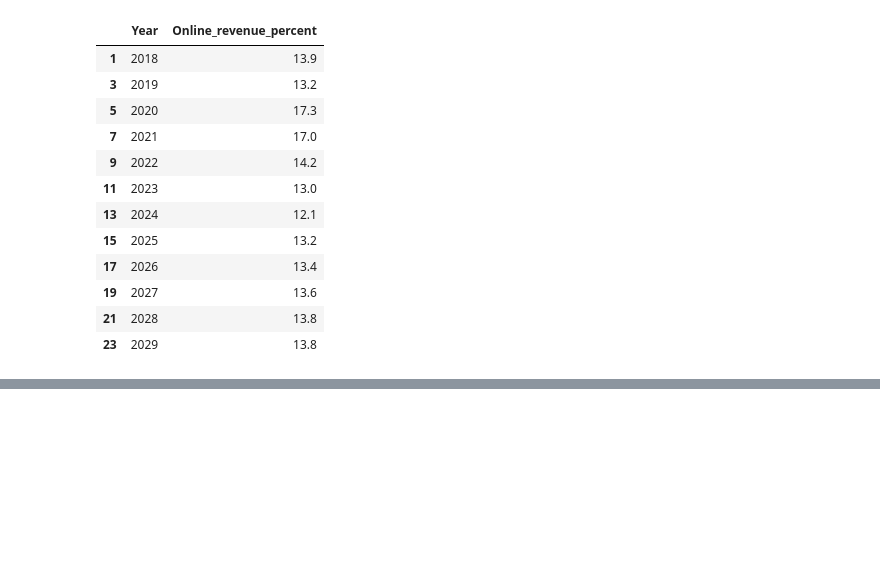
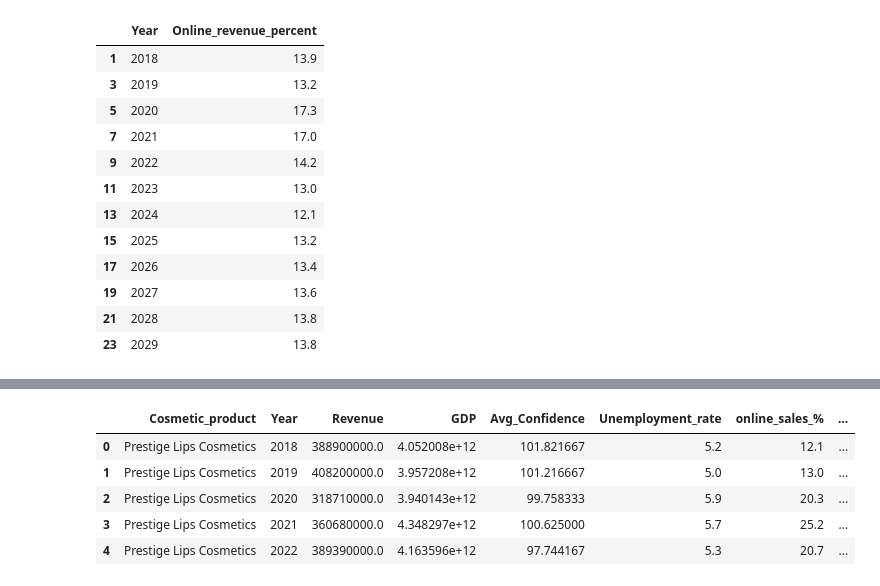
Before and after one commit to kaitlinjohnson1/Luxury_goods_project, a Jupyter notebook: code/visualisations_code.ipynb, the cells around one changed output, grey strips where cells are left out. Drawn from its saved outputs; the diff is of its cells as text; code cells hidden in the pictures; blank space fills up the shorter version.

Commit message:
Country 3: Germany dataframe created and cleaned for advanced model

```diff
--- a/code/visualisations_code.ipynb
+++ b/code/visualisations_code.ipynb
@@ -708,0 +797,17 @@ china_df.head()
+# %%
+# UNEMPLOYMENT GERMANY
+
+# Load the unemployment rate data for Germany
+germany_unemployment = pd.read_csv("/Users/kaitlinjohnson/Desktop/luxury_goods_project/data/raw_data/country_data/Germany/germany_unemployment.csv")
+
+# Rename the columns, drop na values, remove percent column
+germany_unemployment.columns = ["Year", "Unemployment_rate", "Percent"]
+germany_unemployment = germany_unemployment.dropna(subset=['Unemployment_rate'])
+germany_unemployment = germany_unemployment.drop(columns=['Percent'])
+germany_unemployment['Year'] = germany_unemployment['Year'].str.replace(r'\D', '', regex=True)
+
+# Convert the 'Year' column to integer and filter for 2018-2023
+germany_unemployment['Year'] = germany_unemployment['Year'].astype(int)
+germany_unemployment = germany_unemployment[(germany_unemployment['Year'] >= 2018) & (germany_unemployment['Year'] <= 2023)]
+germany_unemployment['Year'] = germany_unemployment['Year'].astype(int)
+germany_unemployment
@@ -708,0 +822,8 @@ china_df.head()
+# %%
+# GERMANY MERGE
+
+# Merge all the above into the main german dataframe
+germany_df = pd.merge(germany_df, germany_GDP, on='Year', how='inner')
+germany_df = pd.merge(germany_df, germany_confidence_avg, on='Year', how='inner')
+germany_df = pd.merge(germany_df, germany_unemployment, on='Year', how='inner')
+germany_df.head()
@@ -708,0 +883,27 @@ china_df.head()
+# %%
+# Filter the main DataFrame for each product type (Lips, Eyes, Face)
+df_lips_germany = germany_df[germany_df['Cosmetic_product'] == 'Prestige Lips Cosmetics']
+df_eyes_germany = germany_df[germany_df['Cosmetic_product'] == 'Prestige Eyes Cosmetics']
+df_face_germany = germany_df[germany_df['Cosmetic_product'] == 'Prestige Face Cosmetics']
+
+# Merge online sales data for each product type
+df_lips_germany = pd.merge(df_lips_germany, germany_lips_online, on="Year", how="left")
+df_eyes_germany = pd.merge(df_eyes_germany, germany_eyes_online, on="Year", how="left")
+df_face_germany = pd.merge(df_face_germany, germany_face_online, on="Year", how="left")
+
+# Rename the online sales column
+df_lips_germany = df_lips_germany.rename(columns={'Online_revenue_percent': 'online_sales_%'})
+df_eyes_germany = df_eyes_germany.rename(columns={'Online_revenue_percent': 'online_sales_%'})
+df_face_germany = df_face_germany.rename(columns={'Online_revenue_percent': 'online_sales_%'})
+
+# Concatenate the DataFrames for Germany, add country column and show dataframe
+germany_df = pd.concat([df_lips_germany, df_eyes_germany, df_face_germany])
+germany_df["Country"] = "Germany"
+germany_df.head()
+# %% [output]
+|  | Cosmetic_product | Year | Revenue | GDP | Avg_Confidence | Unemployment_rate | online_sales_% | ... |
+| 0 | Prestige Lips Cosmetics | 2018 | 388900000.0 | 4.052008e+12 | 101.821667 | 5.2 | 12.1 | ... |
+| 1 | Prestige Lips Cosmetics | 2019 | 408200000.0 | 3.957208e+12 | 101.216667 | 5.0 | 13.0 | ... |
+| 2 | Prestige Lips Cosmetics | 2020 | 318710000.0 | 3.940143e+12 | 99.758333 | 5.9 | 20.3 | ... |
+| 3 | Prestige Lips Cosmetics | 2021 | 360680000.0 | 4.348297e+12 | 100.625000 | 5.7 | 25.2 | ... |
+| 4 | Prestige Lips Cosmetics | 2022 | 389390000.0 | 4.163596e+12 | 97.744167 | 5.3 | 20.7 | ... |
```
Also changed, not shown: parts of 9 cells of this notebook, 11 other files.
